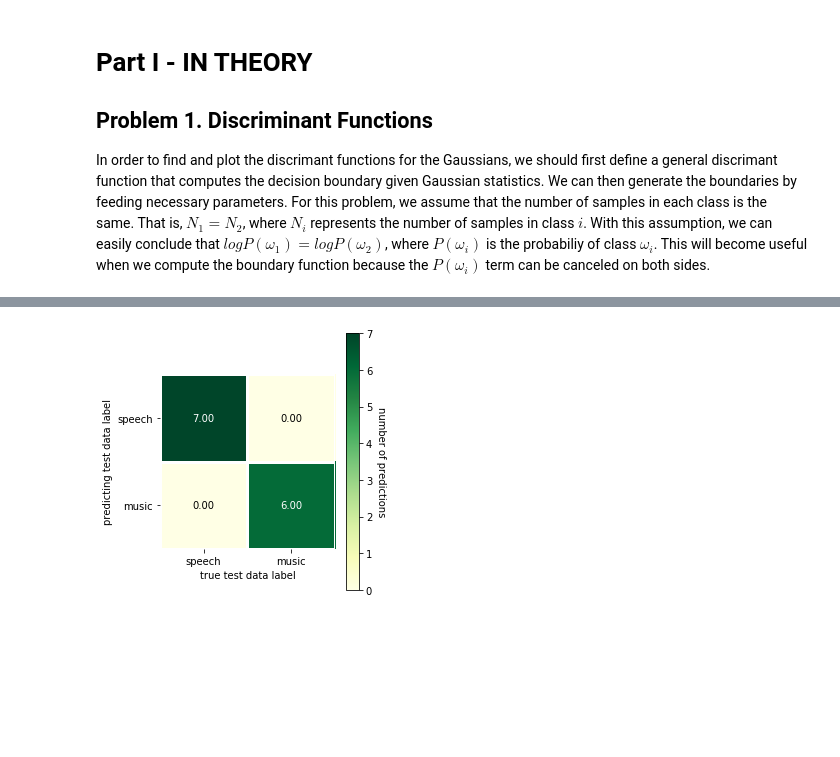
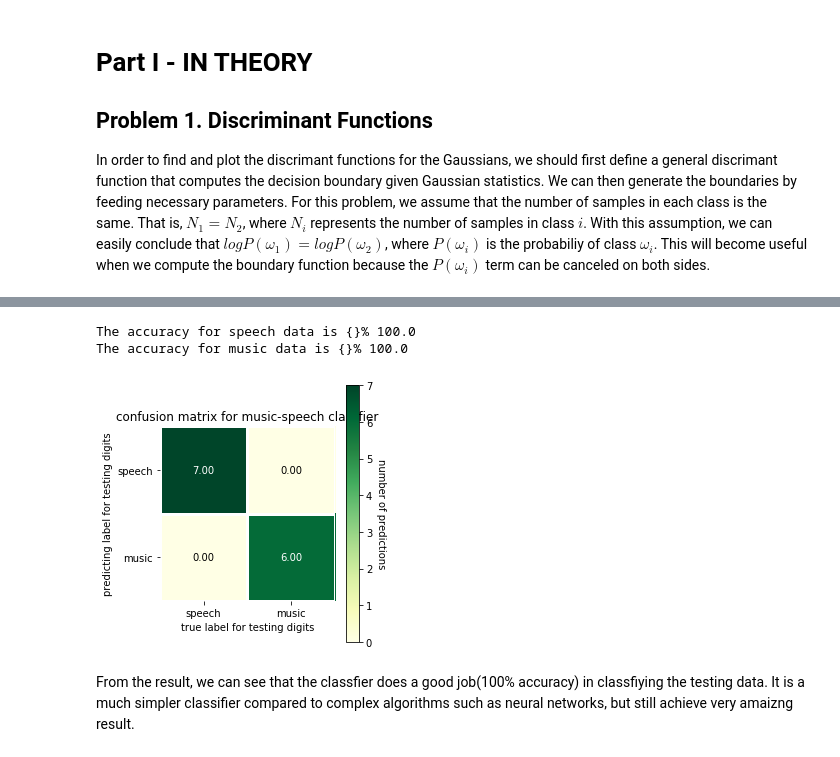
Before and after one commit to biggytruck/CS598PS, a Jupyter notebook: Problem_Set_3/Problem_Set_3.ipynb, the cells around one changed output, grey strips where cells are left out. Drawn from its saved outputs; the diff is of its cells as text; code cells hidden in the pictures; blank space fills up the shorter version.

```diff
--- a/Problem_Set_3/Problem_Set_3.ipynb
+++ b/Problem_Set_3/Problem_Set_3.ipynb
@@ -303,15 +340,68 @@ for p,d in zip(sm_paths, sm_data):
 # %%
+# define some hyperparameters
+window = 'hamming'
+nperseg = 441
+noverlap = 0
+
+# read data and load their log spectrograms into corresponding dataset
+sm_paths = ['SpeechMusic/speech', 'SpeechMusic/music']
+sm_data = [[],[]]
+for p,d in zip(sm_paths, sm_data):
+    for f in os.listdir(p):
+        abs_f = os.path.join(p, f)
+        fs, wav = read(abs_f)
+        _, _, X = signal.stft(x=wav, fs=fs, window=window, nperseg=nperseg, noverlap=noverlap)
+        X = np.log(np.abs(X)+1e-6)
+        d.append(X)
+
+# further process the data so that we have ono-to-one mapping between data and label for training and testing
 s_train_perc = int(len(sm_data[0]) * 0.9)
 m_train_perc = int(len(sm_data[1]) * 0.9)
 temp_data = [sm_data[0][:s_train_perc], sm_data[1][:m_train_perc]]
 sm_train_data = [[],[]]
 sm_train_label = [[],[]]
 for i, ds in enumerate(temp_data):
     for d in ds:
         if len(sm_train_data[i])==0:
             sm_train_data[i] = d
         else:
             sm_train_data[i] = np.concatenate((sm_train_data[i], d), axis=1)
     sm_train_label[i] = i*np.ones(sm_train_data[i].shape[1])
 sm_train_data = np.concatenate((sm_train_data[0], sm_train_data[1]), axis=1)
 sm_test_data = [sm_data[0][s_train_perc:], sm_data[1][m_train_perc:]]
+
+# generate Gaussians and predict testing dataset
+SM_GC = Gaussian_clusters(sm_train_data.T, sm_train_label, k=30, cluster=2)
+SM_GC.find_clusters()
+sm_acc = [0,0]
+sm_confusion_mat = np.zeros((2,2))
+for i, tds in enumerate(sm_test_data):
+    for t in tds:
+        if i==0:
+            t_label = [i * np.ones(t.shape[0]),[]]
+        else:
+            t_label = [[], i * np.ones(t.shape[0])]
+        t_acc, _ = SM_GC.predict(t.T, t_label)
+        if t_acc[i] > 0.5:
+            sm_acc[i] += 1
+            sm_confusion_mat[i,i] += 1
+        else:
+            sm_acc[i] -= 1
+            sm_confusion_mat[i, abs(i-1)] += 1
+    sm_acc[i] /= len(tds)
+print('The accuracy for speech data is {}%',sm_acc[0]*100)
+print('The accuracy for music data is {}%',sm_acc[1]*100)
+# plot confusion matrix
+fig3, ax3 = plt.subplots(figsize=(4,4))
+sm_true_label = sm_pred_label = ['speech', 'music']
+im3, cbar3 = heatmap(sm_confusion_mat, sm_true_label, sm_pred_label, ax=ax3, cmap="YlGn", cbarlabel="number of predictions")
+texts3 = annotate_heatmap(im3)
+fig3.tight_layout()
+plt.title('confusion matrix for music-speech classfier')
+plt.xlabel('true label for testing digits')
+plt.ylabel('predicting label for testing digits')
+plt.show()
+# %% [output]
+The accuracy for speech data is {}% 100.0
+The accuracy for music data is {}% 100.0
+[figure, added]
@@ -337,14 +408,2 @@ for i, tds in enumerate(sm_test_data):
-# %%
-fig3, ax3 = plt.subplots(figsize=(4,4))
-sm_true_label = sm_pred_label = ['speech', 'music']
-
-im3, cbar3 = heatmap(sm_confusion_mat, sm_true_label, sm_pred_label, ax=ax3,
-                   cmap="YlGn", cbarlabel="number of predictions")
-texts3 = annotate_heatmap(im3)
-
-fig3.tight_layout()
-plt.xlabel('true test data label')
-plt.ylabel('predicting test data label')
-plt.show()
-# %% [output]
-[figure, removed]
+# %% [markdown]
+From the result, we can see that the classfier does a good job(100% accuracy) in classfiying the testing data. It is a much simpler classifier compared to complex algorithms such as neural networks, but still achieve very amaizng result.
```
Also changed, not shown: parts of 26 cells of this notebook, 2 other files.
